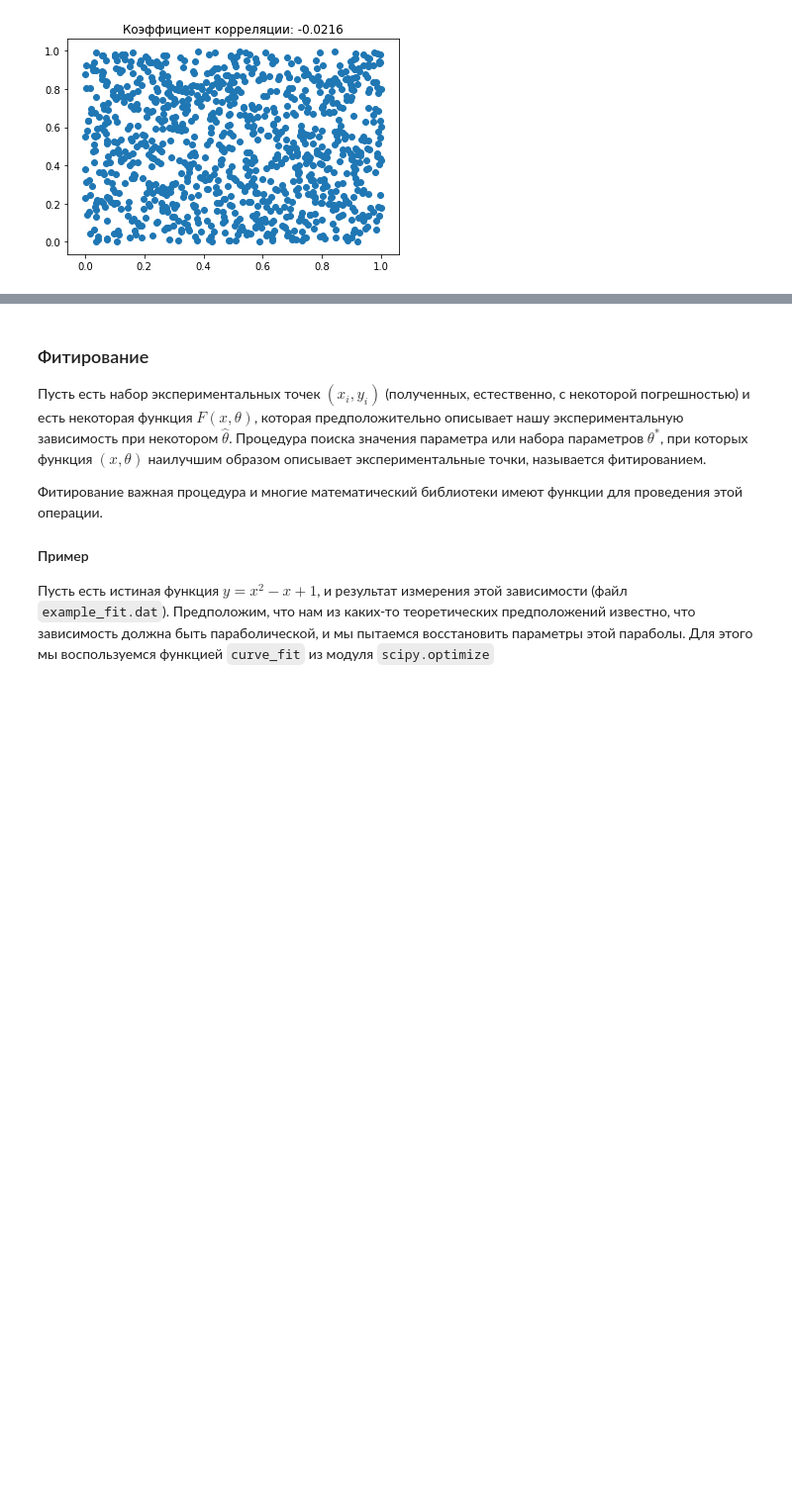
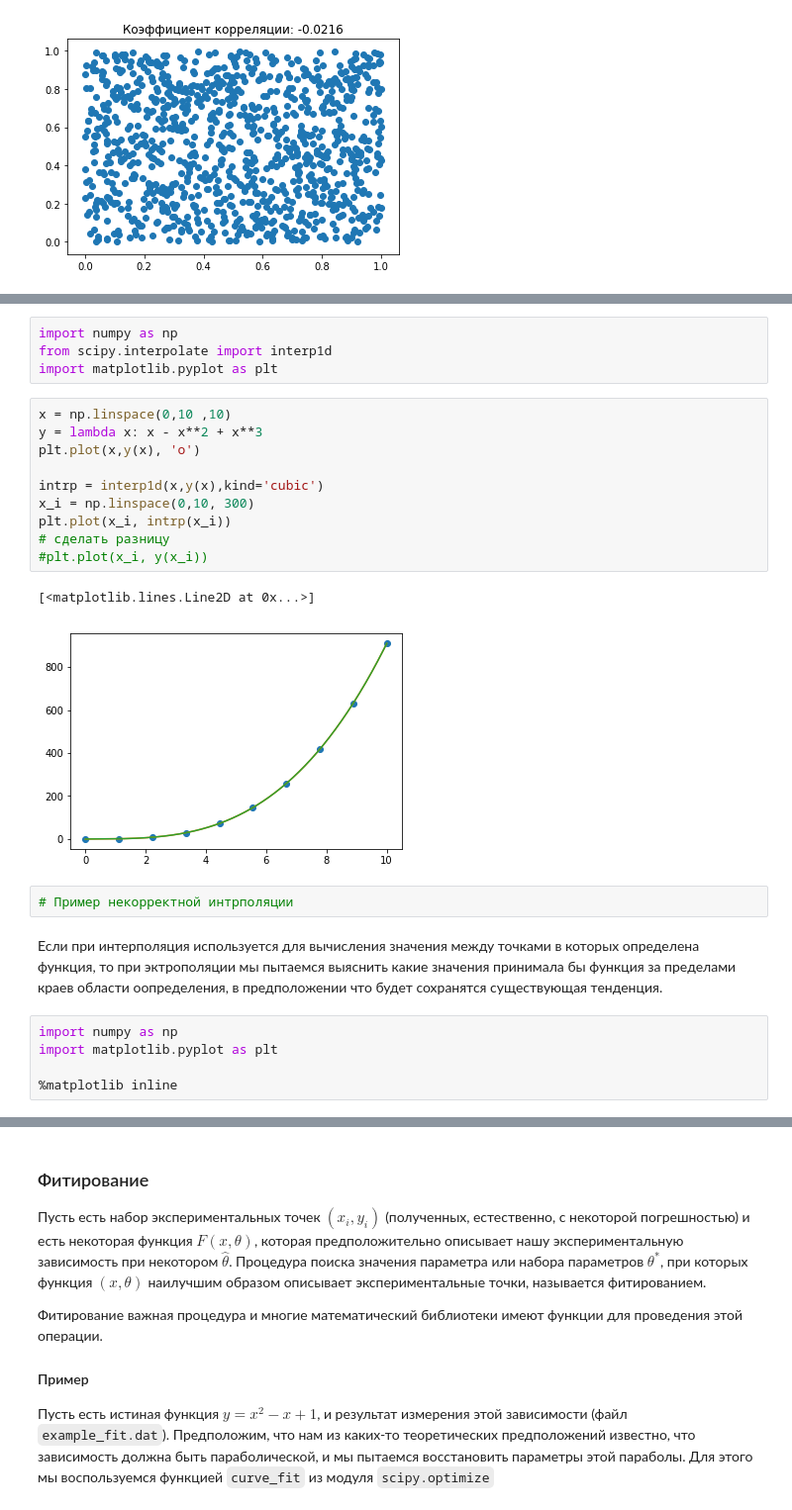
Before and after one commit to mipt-genphys/mipt-stat-book, a Jupyter notebook: notebooks/Draft.ipynb, the cells around one changed output, grey strips where cells are left out. Shown at 99% size. Drawn from its saved outputs; the diff is of its cells as text; blank space fills up the shorter version.

```diff
--- a/notebooks/Draft.ipynb
+++ b/notebooks/Draft.ipynb
@@ -610,0 +618,26 @@ plt.scatter(x,y);
+# %%
+import numpy as np
+from scipy.interpolate import interp1d
+import matplotlib.pyplot as plt
+# %%
+x = np.linspace(0,10 ,10)
+y = lambda x: x - x**2 + x**3
+plt.plot(x,y(x), 'o')
+
+intrp = interp1d(x,y(x),kind='cubic')
+x_i = np.linspace(0,10, 300)
+plt.plot(x_i, intrp(x_i))
+# сделать разницу
+#plt.plot(x_i, y(x_i))
+# %% [output]
+[<matplotlib.lines.Line2D at 0x...>]
+[figure, added]
+# %%
+# Пример некорректной интрполяции
+# %% [markdown]
+Если при интерполяция используется для вычисления значения между точками в которых определена функция, то при эктрополяции мы пытаемся выяснить какие значения принимала бы функция за пределами краев области оопределения, в предположении что будет сохранятся существующая тенденция.
+# %%
+import numpy as np
+import matplotlib.pyplot as plt
+
+%matplotlib inline
```
Also changed, not shown: parts of 5 cells of this notebook.
